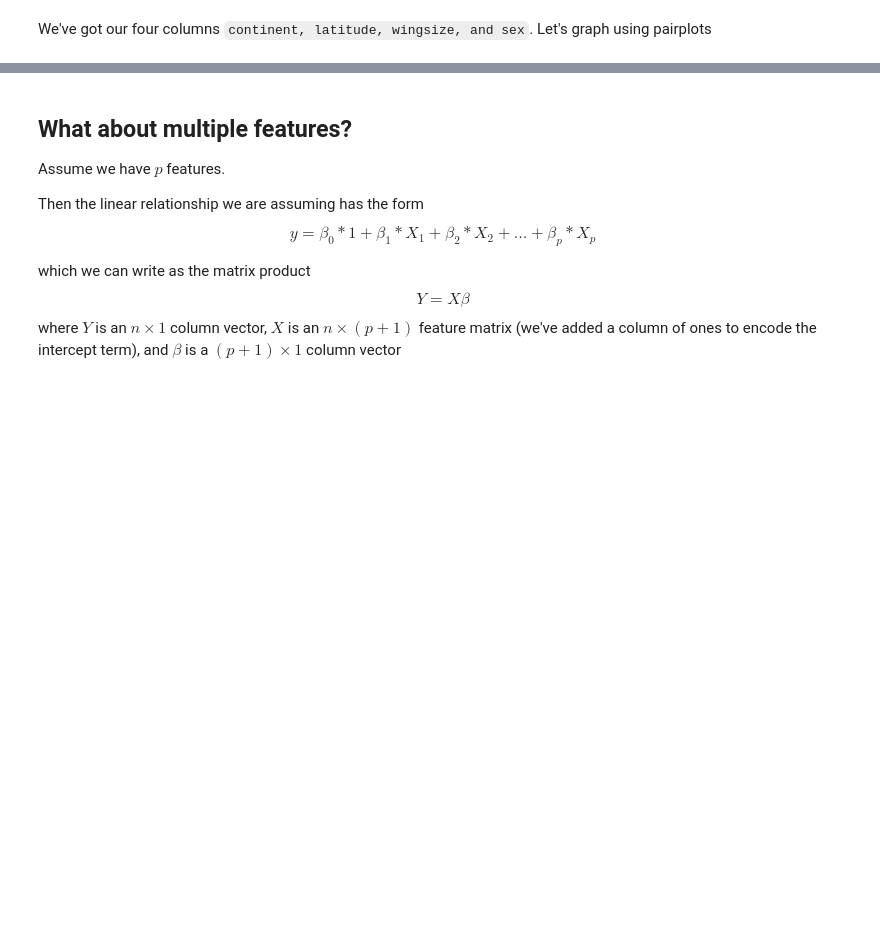
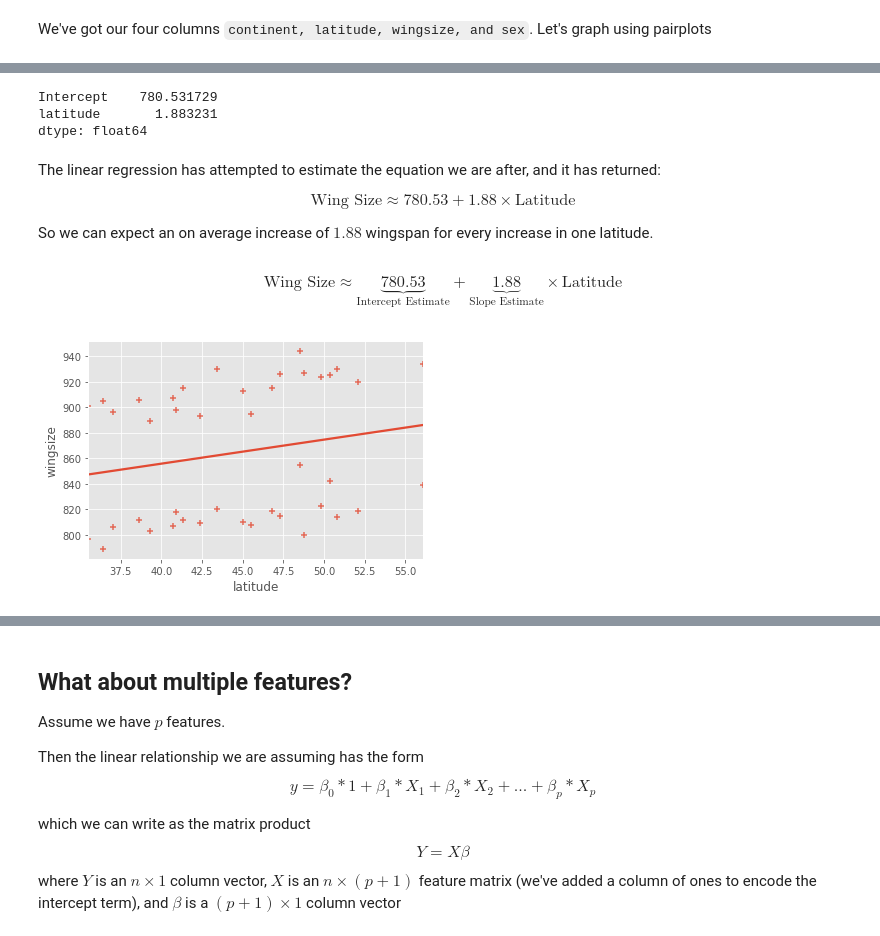
Before and after one commit to seanreed1111/dai-regression, a Jupyter notebook: linear-regression-2.ipynb, the cells around one changed output, grey strips where cells are left out. Cells and saved outputs as stored; diff of their text form; code cells hidden in the pictures; blank space fills up the shorter version.

Commit message:
finishes latitude + sex example

```diff
--- a/linear-regression-2.ipynb
+++ b/linear-regression-2.ipynb
@@ -198,0 +220,25 @@ The pairplot shows that this dataset has a mix of continuous and categorical dat
+# %%
+formula = 'wingsize ~ latitude'
+
+
+insect_model_1 = smf.ols(formula=formula, data=insects).fit() #ols stands for 'ordinary least squares'
+# The fitted model object automatically computes the parameters
+insect_model_1.params
+# %% [output]
+Intercept    780.531729
+latitude       1.883231
+dtype: float64
+# %% [markdown]
+The linear regression has attempted to estimate the equation we are after, and it has returned:
+
+$$ \text{Wing Size} \approx 780.53 + 1.88 \times \text{Latitude} $$
+
+So we can expect an on average increase of $1.88$ wingspan for every increase in one latitude.
+# %% [markdown]
+$$ \text{Wing Size} \approx \underbrace{780.53}_{\text{Intercept Estimate}} + \underbrace{1.88}_{\text{Slope Estimate}} \times \text{Latitude} $$
+# %%
+# The red line is the model! Not very good, is it?
+# The answer to our research question "Is An Increasing Latitude Associated With an Increasing Wing Size?" is uncertain.
+sns.regplot(x='latitude', y='wingsize', data=insects, marker='+', ci=None);
+# %% [output]
+[figure, added]
```
Also changed, not shown: parts of 29 cells of this notebook, 1 other file.
